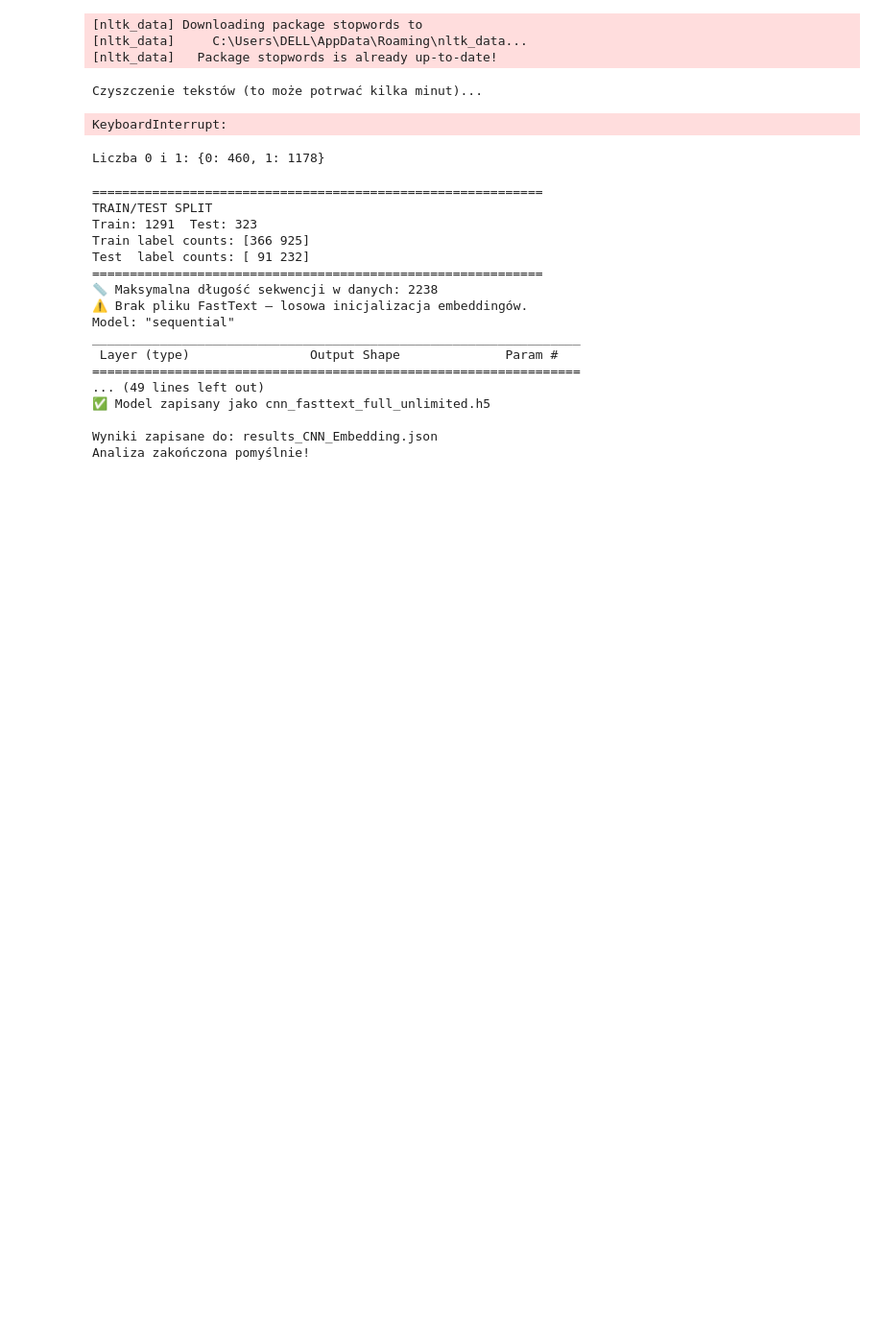
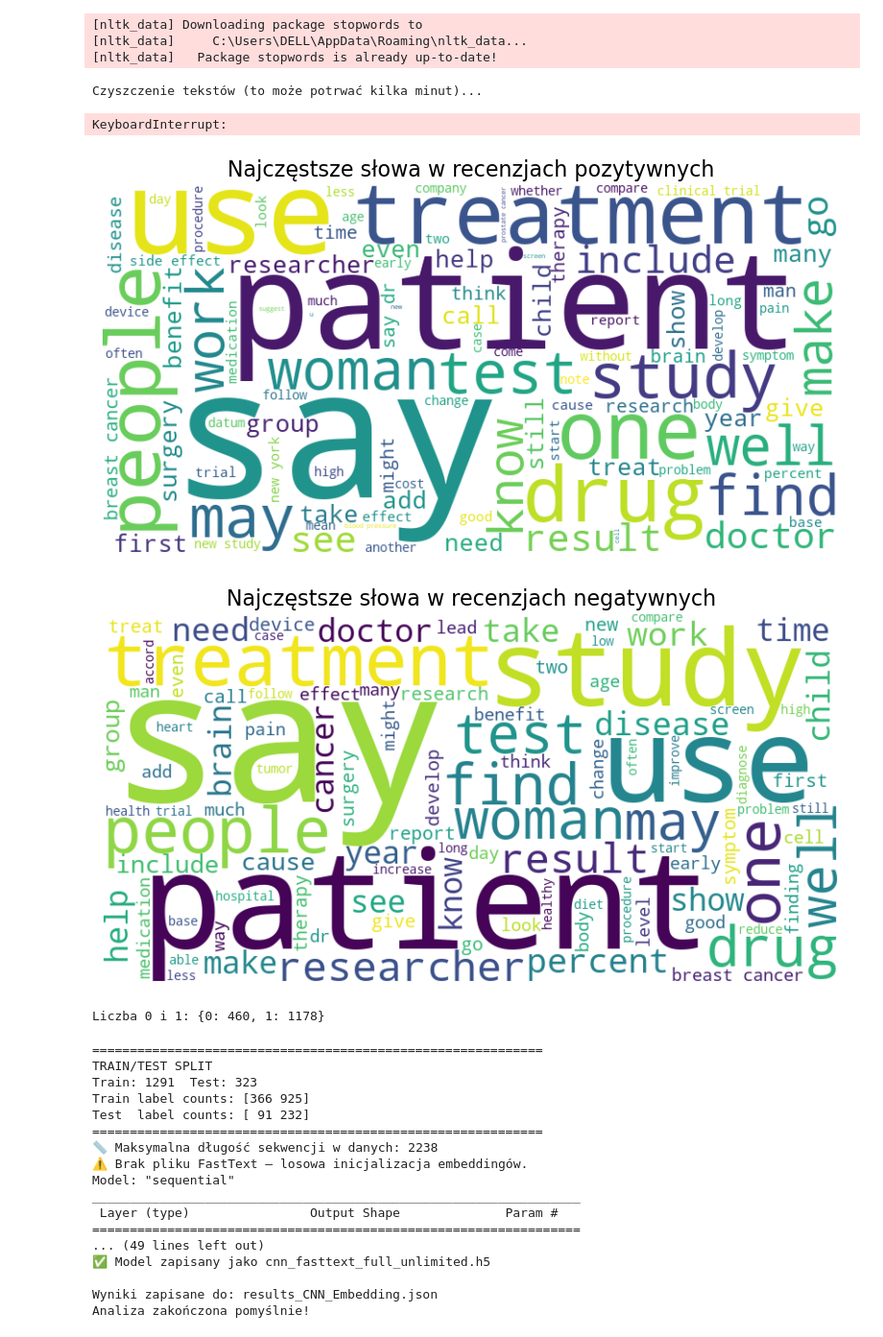
Before and after one commit to Evolutionary-Computation-PK/fake-health-news-detection, a Jupyter notebook: cnn.ipynb, the cells around one changed output. Shown: that part at 96% size. Cells and saved outputs as stored; diff of their text form; code cells hidden in the pictures; blank space fills up the shorter version.

```diff
--- a/cnn.ipynb
+++ b/cnn.ipynb
@@ -149,6 +146,39 @@ BINARY: (1638,)  → 1178 reliable, 460 fake
 [nltk_data]   Package stopwords is already up-to-date!
 Czyszczenie tekstów (to może potrwać kilka minut)...
 KeyboardInterrupt:
+# %%
+# --- 1a. WordCloud dla wizualizacji najczęstszych słów ---
+from wordcloud import WordCloud
+import matplotlib.pyplot as plt
+
+df_clean = pd.read_csv('HealthStory_cleaned.csv')
+
+# Pozytywne recenzje
+positive_text = " ".join(df_clean[df_clean['rating'] >= 3]['text'].astype(str))
+# Negatywne recenzje
+negative_text = " ".join(df_clean[df_clean['rating'] < 3]['text'].astype(str))
+
+# Funkcja do generowania i wyświetlania wordclouda
+def plot_wordcloud(text, title):
+    wc = WordCloud(
+        width=800,
+        height=400,
+        background_color='white',
+        max_words=100,
+        colormap='viridis'
+    ).generate(text)
+
+    plt.figure(figsize=(10,5))
+    plt.imshow(wc, interpolation='bilinear')
+    plt.axis('off')
+    plt.title(title, fontsize=16)
+    plt.show()
+
+plot_wordcloud(positive_text, "Najczęstsze słowa w recenzjach pozytywnych")
+plot_wordcloud(negative_text, "Najczęstsze słowa w recenzjach negatywnych")
+# %% [output]
+[figure, added]
+[figure, added]
 # %%
 df_clean = pd.read_csv('HealthStory_cleaned.csv')
 
```
Also changed, not shown: parts of 8 cells of this notebook.
